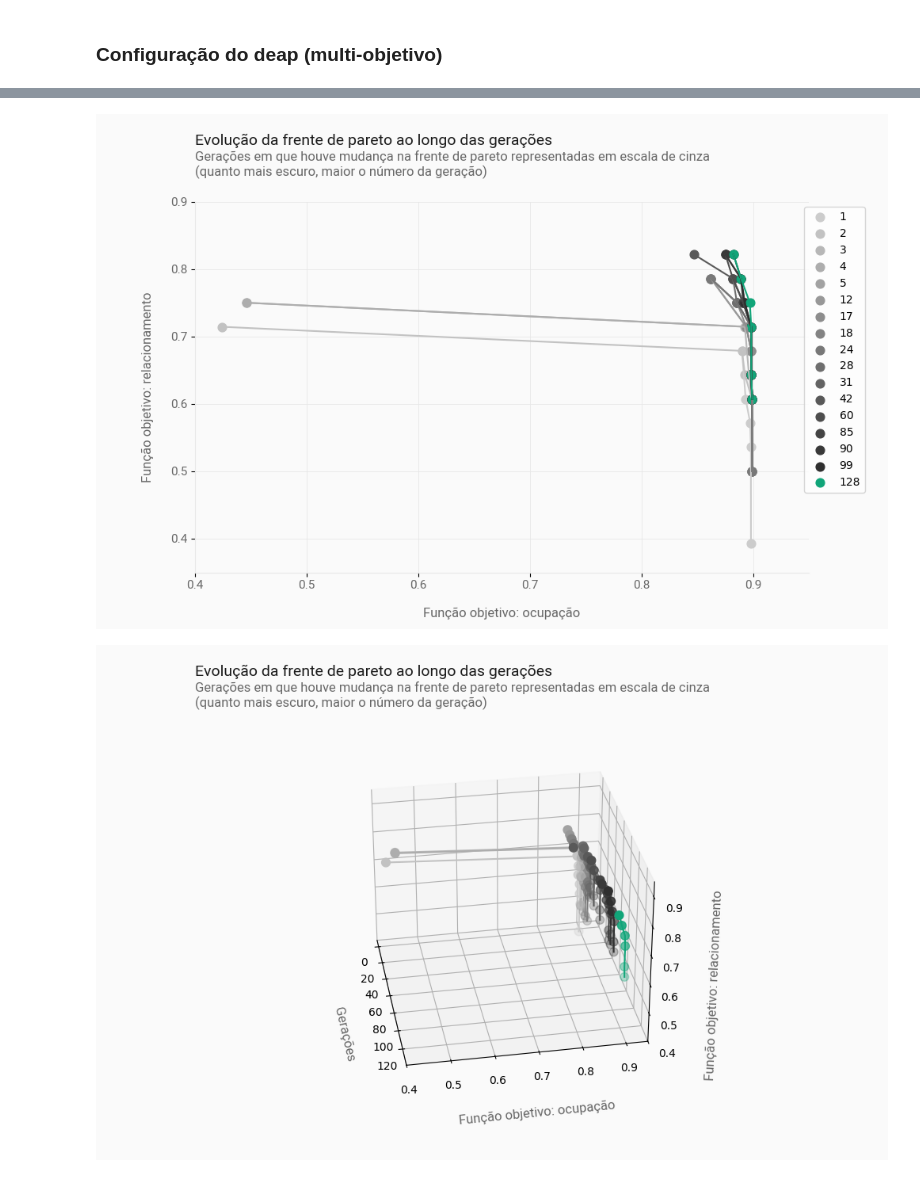
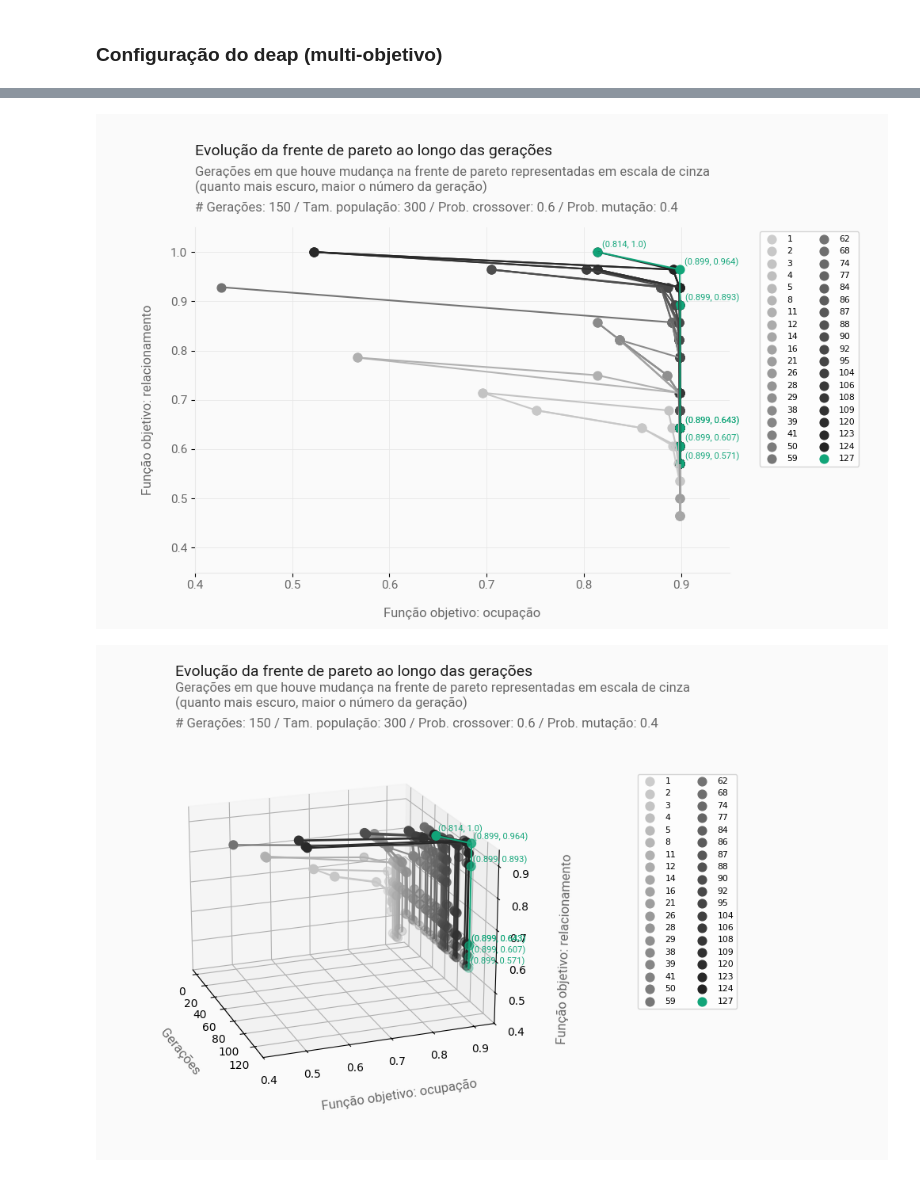
Before and after one commit to victoraraujo01/hybrid_work_distribution, a Jupyter notebook: hybrid_work_distribution.ipynb, the cells around one changed output, grey strips where cells are left out. Cells and saved outputs as stored; diff of their text form; code cells hidden in the pictures.

```diff
--- a/hybrid_work_distribution.ipynb
+++ b/hybrid_work_distribution.ipynb
@@ -623,4 +631,5 @@ history_multi.register('hof', lambda pop: hof_pareto[:])
 mstats = tools.MultiStatistics(fitness=stats_multi, history=history_multi)
 # %%
-pop_multi, log_multi = algorithms.eaSimple(pop_multi, toolbox_multi, cxpb=CXPB, mutpb=MUTPB, ngen=N_GEN, stats=mstats, halloffame=hof_pareto, verbose=True)
+# pop_multi, log_multi = algorithms.eaSimple(pop_multi, toolbox_multi, cxpb=CXPB, mutpb=MUTPB, ngen=N_GEN, stats=mstats, halloffame=hof_pareto, verbose=True)
+pop_multi, log_multi = algorithms.eaMuPlusLambda(pop_multi, toolbox_multi, mu=N_POP, lambda_=N_POP, cxpb=CXPB, mutpb=MUTPB, ngen=N_GEN, stats=mstats, halloffame=hof_pareto, verbose=True)
 # %% [output]
@@ -700,6 +696,10 @@ for i, (gen, pareto) in enumerate(pareto_changes.items()):
     ax.scatter(pareto[0], pareto[1], c=color, s=60, label = gen)
     ax.plot(pareto[0], pareto[1], c=color)
 
+for pareto in previous_pareto: # previous_pareto é o último do loop
+    text = ax.text(pareto[0]+0.005, pareto[1]+0.005, f'({round(pareto[0], 3)}, {round(pareto[1], 3)})',
+                   fontsize=8, fontname='Roboto', color=COLOR_SCALE[1], ha='left', va='bottom', zorder=10)
+
 # Customize spines
 ax.spines["left"].set_color(GREY91)
 ax.spines["bottom"].set_color(GREY91)
@@ -728,28 +728,27 @@ ax.set_xticklabels(
 ax.set_xlabel('Função objetivo: ocupação', fontsize=12, fontweight='bold', fontname='Roboto', color=GREY40, labelpad=15)
 ax.set_ylabel('Função objetivo: relacionamento', fontsize=12, fontweight='bold', fontname='Roboto', color=GREY40, labelpad=15)
 ax.set_xlim((0.4, 0.95))
-ax.set_ylim((0.35, 0.9))
+ax.set_ylim((0.35, 1.05))
 
+fig.text(0.125, 0.94, '', fontsize=14, fontweight='bold', fontname='Roboto', color=GREY10)
+fig.text(0.125, 0.92, 'Evolução da frente de pareto ao longo das gerações', fontsize=14, fontweight='bold', fontname='Roboto', color=GREY10)
+fig.text(0.125, 0.85, 'Gerações em que houve mudança na frente de pareto representadas em escala de cinza\n(quanto mais escuro, maior o número da geração)', fontsize=12, fontweight='bold', fontname='Roboto', color=GREY40)
+fig.text(0.125, 0.81, f'# Gerações: {N_GEN} / Tam. população: {N_POP} / Prob. crossover: {CXPB} / Prob. mutação: {MUTPB}', fontsize=12, fontweight='bold', fontname='Roboto', color=GREY40)
 
-fig.text(0.125, 0.97, '', fontsize=14, fontweight='bold', fontname='Roboto', color=GREY10)
-fig.text(0.125, 0.94, 'Evolução da frente de pareto ao longo das gerações', fontsize=14, fontweight='bold', fontname='Roboto', color=GREY10)
-fig.text(0.125, 0.88, 'Gerações em que houve mudança na frente de pareto representadas em escala de cinza\n(quanto mais escuro, maior o número da geração)', fontsize=12, fontweight='bold', fontname='Roboto', color=GREY40)
+ax.legend(bbox_to_anchor=(1.25, 1), loc='upper right', fontsize=7.8, ncol=2)
 
-ax.legend(bbox_to_anchor=(1.1, 1), loc='upper right')
-
-plt.subplots_adjust(top=0.83)
+plt.subplots_adjust(top=0.78, right=0.8)
 plt.show()
 # %% [output]
-[figure, old version]
+[figure, new version]
 # %%
-# libraries
 from mpl_toolkits.mplot3d import Axes3D
 import matplotlib.pyplot as plt
 import numpy as np
 import pandas as pd
 
 fig = plt.figure(figsize=(10,6.5))
-ax = fig.add_subplot(111, projection='3d')
+ax = fig.add_subplot(111, projection='3d',computed_zorder=False)
 
 # Background color
 fig.patch.set_facecolor(GREY98)
@@ -775,41 +774,47 @@ for (gen, pareto) in enumerate(multi_epochs_best):
             continue
 
     x = []
     y = []
     for result in pareto:
         x.append(result[0])
         y.append(result[1])
 
     pareto_changes[gen] = (x, y)
     last_gen = gen
     previous_pareto = pareto
 
 qtd_pareto_changes = len(pareto_changes.items())
 
 for i, (gen, pareto) in enumerate(pareto_changes.items()):
     color = (str(0.8 - i/qtd_pareto_changes*0.7), 1) if i < qtd_pareto_changes - 1 else COLOR_SCALE[1]
-    ax.scatter(gen, pareto[0], pareto[1], c=color, s=60, label = gen)
-    ax.plot(gen, pareto[0], pareto[1], c=color)
+    ax.scatter(gen, pareto[0], pareto[1], c=color, s=60, label = gen, zorder=gen*10)
+    ax.plot(gen, pareto[0], pareto[1], c=color, zorder=gen*10)
 
+for pareto in previous_pareto: # previous_pareto é o último do loop
+    text = ax.text(last_gen, pareto[0]+0.005, pareto[1]+0.005, f'({round(pareto[0], 3)}, {round(pareto[1], 3)})',
+                   fontsize=8, fontname='Roboto', fontweight='bold', color=COLOR_SCALE[1], ha='left', va='bottom', zorder=last_gen)
 
 # plot
-ax.view_init(30, 350)
+ax.view_init(20, 340)
 ax.set_xlabel('Gerações', fontsize=12, fontweight='bold', fontname='Roboto', color=GREY40, labelpad=15)
 ax.set_ylabel('Função objetivo: ocupação', fontsize=12, fontweight='bold', fontname='Roboto', color=GREY40, labelpad=15)
 ax.set_zlabel('Função objetivo: relacionamento', fontsize=12, fontweight='bold', fontname='Roboto', color=GREY40, labelpad=15)
 
-fig.text(0.125, 0.97, '', fontsize=14, fontweight='bold', fontname='Roboto', color=GREY10)
-fig.text(0.125, 0.94, 'Evolução da frente de pareto ao longo das gerações', fontsize=14, fontweight='bold', fontname='Roboto', color=GREY10)
-fig.text(0.125, 0.88, 'Gerações em que houve mudança na frente de pareto representadas em escala de cinza\n(quanto mais escuro, maior o número da geração)', fontsize=12, fontweight='bold', fontname='Roboto', color=GREY40)
+fig.text(0.1, 0.97, '', fontsize=14, fontweight='bold', fontname='Roboto', color=GREY10)
+fig.text(0.1, 0.94, 'Evolução da frente de pareto ao longo das gerações', fontsize=14, fontweight='bold', fontname='Roboto', color=GREY10)
+fig.text(0.1, 0.88, 'Gerações em que houve mudança na frente de pareto representadas em escala de cinza\n(quanto mais escuro, maior o número da geração)', fontsize=12, fontweight='bold', fontname='Roboto', color=GREY40)
+fig.text(0.1, 0.84, f'# Gerações: {N_GEN} / Tam. população: {N_POP} / Prob. crossover: {CXPB} / Prob. mutação: {MUTPB}', fontsize=12, fontweight='bold', fontname='Roboto', color=GREY40)
 
 ax.set_ylim((0.4, 0.95))
 ax.set_zlim((0.4, 0.95))
 
-plt.subplots_adjust(top=0.83)
+ax.legend(bbox_to_anchor=(1.6, 0.9), loc='upper right', fontsize=7.8, ncol=2)
+
+plt.subplots_adjust(top=0.83, left=-0.3)
 
 plt.show()
 # %% [output]
-[figure, old version]
+[figure, new version]
 # %%
 # Melhores soluções
 print("Melhores Indivíduos:")
```
Also changed, not shown: parts of 12 cells of this notebook, 37 other files.
